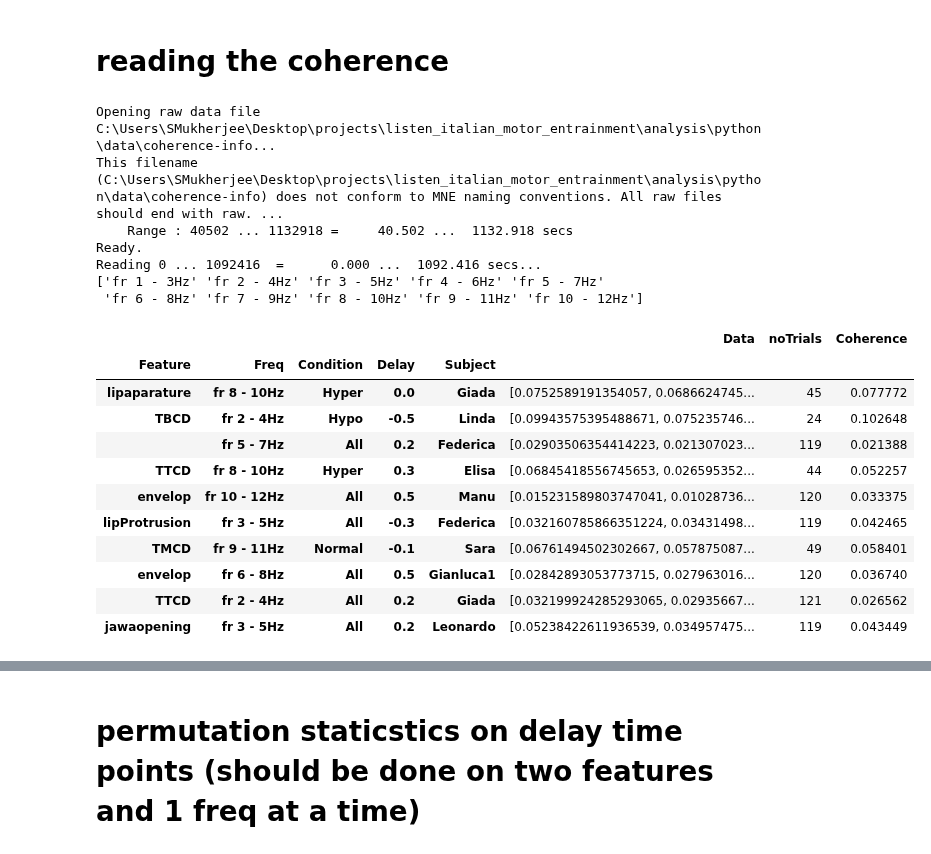
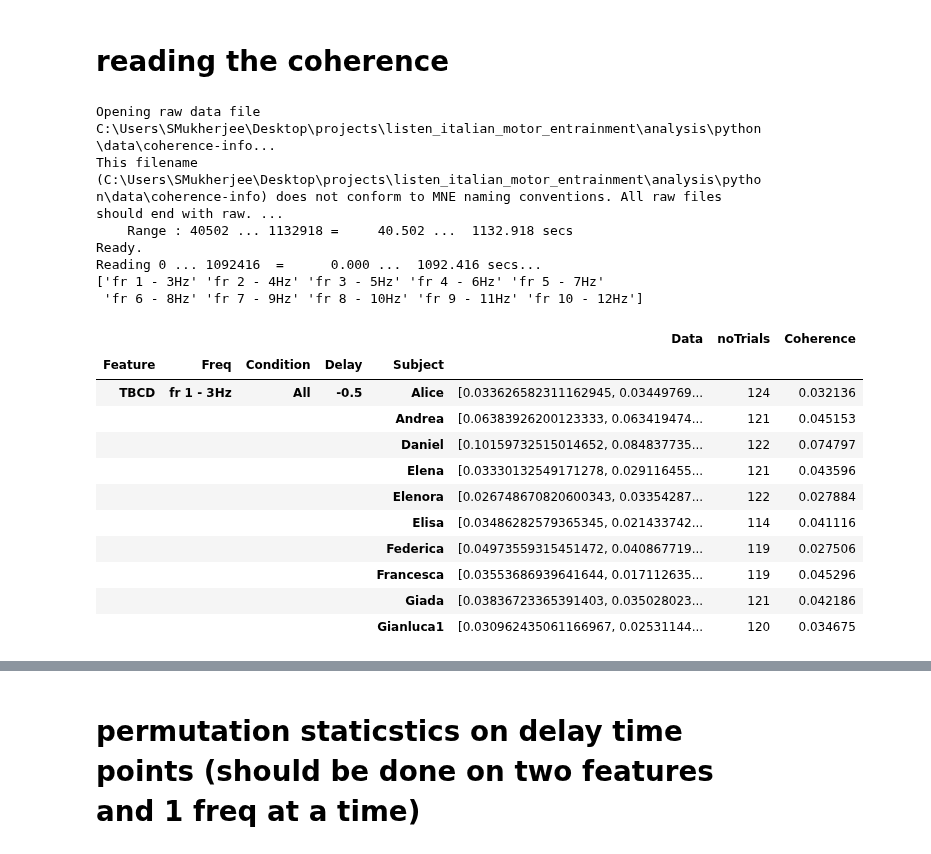
Before and after one commit to sankar-mukherjee/entrainment_python, a Jupyter notebook: coherence_investigate.ipynb, the cells around one changed output, grey strips where cells are left out. Cells and saved outputs as stored; diff of their text form; code cells hidden in the pictures.

```diff
--- a/coherence_investigate.ipynb
+++ b/coherence_investigate.ipynb
@@ -30,44 +31,44 @@ save_path = data_path + '/data/coherence'
 
 info = mne.io.read_raw_fif((save_path+'-info'),preload=True)
 save_path = data_path + '/data/1-12Hz_frequency_bands_in2hzStep_coherence/coherence-trialLen-'+str(trial_len)+'-removedFirst-'+str(remove_first)+'s'
 
 a=[]
 for s in subject_name:
     a.append(pd.read_pickle(save_path+'-'+s))
 
 data = pd.concat((a),axis=0)
 data['Delay']=data['Delay'] - 0.5
 data['Delay']=data['Delay'].round(decimals=1)
 
 fr = data.Freq.unique()
 print(fr)
 data.set_index(['Feature','Freq','Condition','Delay','Subject'], inplace=True)
 data.sort_index(inplace=True)
 
 a  = data['Data'].apply(lambda x: np.mean(x))
 data['Coherence'] = pd.Series(a, index=data.index)
 
-data.sample(10)
+data.head(10)
 # %% [output]
 Opening raw data file C:\Users\SMukherjee\Desktop\projects\listen_italian_motor_entrainment\analysis\python\data\coherence-info...
 This filename (C:\Users\SMukherjee\Desktop\projects\listen_italian_motor_entrainment\analysis\python\data\coherence-info) does not conform to MNE naming conventions. All raw files should end with raw. ...
     Range : 40502 ... 1132918 =     40.502 ...  1132.918 secs
 Ready.
 Reading 0 ... 1092416  =      0.000 ...  1092.416 secs...
 ['fr 1 - 3Hz' 'fr 2 - 4Hz' 'fr 3 - 5Hz' 'fr 4 - 6Hz' 'fr 5 - 7Hz'
  'fr 6 - 8Hz' 'fr 7 - 9Hz' 'fr 8 - 10Hz' 'fr 9 - 11Hz' 'fr 10 - 12Hz']
 |  |  |  |  |  | Data | noTrials | Coherence |
 | Feature | Freq | Condition | Delay | Subject |  |  |  |
-| lipaparature | fr 8 - 10Hz | Hyper | 0.0 | Giada | [0.0752589191354057, 0.0686624745... | 45 | 0.077772 |
-| TBCD | fr 2 - 4Hz | Hypo | -0.5 | Linda | [0.09943575395488671, 0.075235746... | 24 | 0.102648 |
-|  | fr 5 - 7Hz | All | 0.2 | Federica | [0.02903506354414223, 0.021307023... | 119 | 0.021388 |
-| TTCD | fr 8 - 10Hz | Hyper | 0.3 | Elisa | [0.06845418556745653, 0.026595352... | 44 | 0.052257 |
-| envelop | fr 10 - 12Hz | All | 0.5 | Manu | [0.015231589803747041, 0.01028736... | 120 | 0.033375 |
-| lipProtrusion | fr 3 - 5Hz | All | -0.3 | Federica | [0.032160785866351224, 0.03431498... | 119 | 0.042465 |
-| TMCD | fr 9 - 11Hz | Normal | -0.1 | Sara | [0.06761494502302667, 0.057875087... | 49 | 0.058401 |
-| envelop | fr 6 - 8Hz | All | 0.5 | Gianluca1 | [0.02842893053773715, 0.027963016... | 120 | 0.036740 |
-| TTCD | fr 2 - 4Hz | All | 0.2 | Giada | [0.032199924285293065, 0.02935667... | 121 | 0.026562 |
-| jawaopening | fr 3 - 5Hz | All | 0.2 | Leonardo | [0.05238422611936539, 0.034957475... | 119 | 0.043449 |
+| TBCD | fr 1 - 3Hz | All | -0.5 | Alice | [0.033626582311162945, 0.03449769... | 124 | 0.032136 |
+|  |  |  |  | Andrea | [0.06383926200123333, 0.063419474... | 121 | 0.045153 |
+|  |  |  |  | Daniel | [0.10159732515014652, 0.084837735... | 122 | 0.074797 |
+|  |  |  |  | Elena | [0.03330132549171278, 0.029116455... | 121 | 0.043596 |
+|  |  |  |  | Elenora | [0.026748670820600343, 0.03354287... | 122 | 0.027884 |
+|  |  |  |  | Elisa | [0.03486282579365345, 0.021433742... | 114 | 0.041116 |
+|  |  |  |  | Federica | [0.04973559315451472, 0.040867719... | 119 | 0.027506 |
+|  |  |  |  | Francesca | [0.03553686939641644, 0.017112635... | 119 | 0.045296 |
+|  |  |  |  | Giada | [0.03836723365391403, 0.035028023... | 121 | 0.042186 |
+|  |  |  |  | Gianluca1 | [0.030962435061166967, 0.02531144... | 120 | 0.034675 |
 # %%
 condition = ['Hyper','Normal','Hypo','All']
 a=pd.DataFrame(data.loc['envelop',fr[0],condition,0,subject_name])
```
Also changed, not shown: parts of 11 cells of this notebook, 2 other files.
